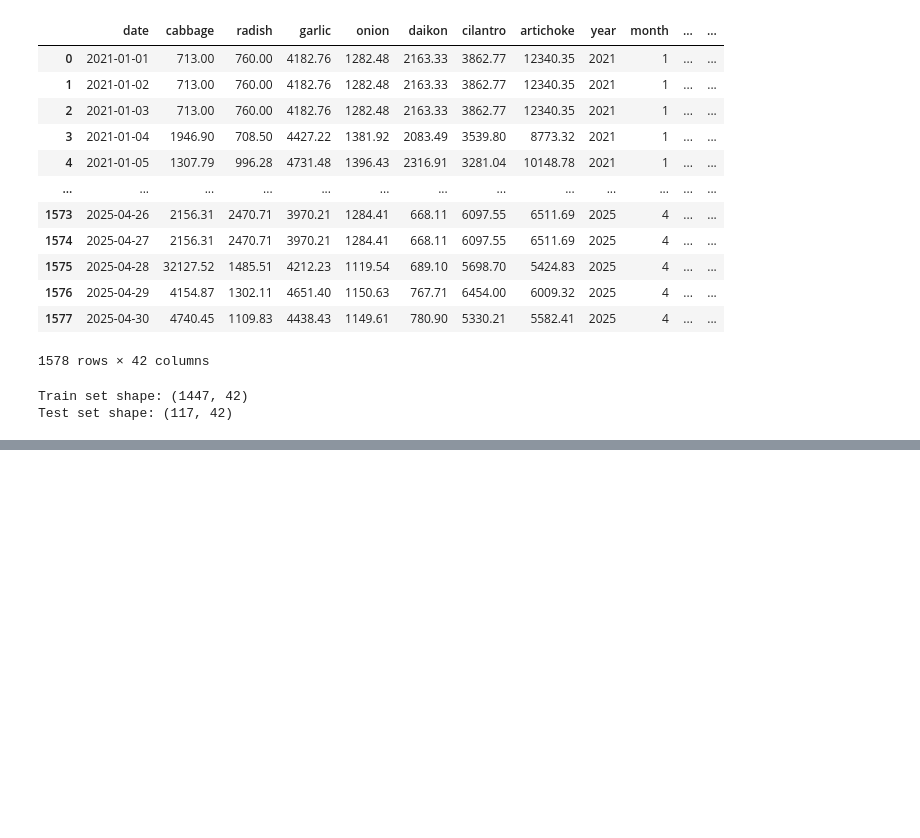
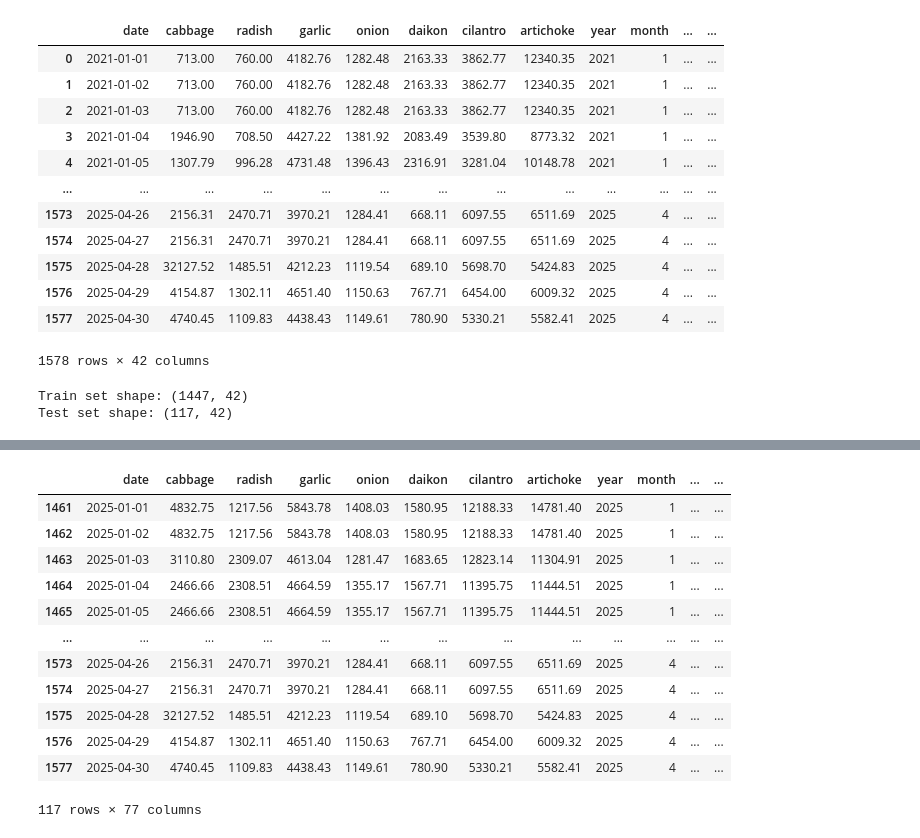
Before and after one commit to turtle-jaewoo/SE_Project, a Jupyter notebook: SE_Project.ipynb, the cells around one changed output, grey strips where cells are left out. Saved outputs shown, nothing was run; the diff lists cells and outputs as text; code cells hidden in the pictures; blank space fills up the shorter version.

Commit message:
Processing ML modeling

```diff
--- a/SE_Project.ipynb
+++ b/SE_Project.ipynb
@@ -982,0 +1037,18 @@ Test set shape: (117, 42)
+# %%
+models = {
+    'Ridge' : Ridge(),
+    'RandomForestRegressor': RandomForestRegressor(),
+    'LGBM': LGBMRegressor(),
+    'XGBoost': XGBRegressor(),
+    'MLP': MLPRegressor(hidden_layer_sizes = (100, 50), max_iter = 500)
+}
+
+def train_models(train_data, targets, features, models):
+    predictions = {model_name : {} for model_name in models}
+    for model_name, model in models.items():
+        for target in targets:
+            model.fit(train_data[features], train_data[target])
+            predictions[model_name][target] = model.predict(test_data[features])
+    return predictions
+# %%
+predictions = train_models(train_data, targets, features, models)
@@ -982,0 +1114,25 @@ Test set shape: (117, 42)
+# %%
+def create_predictions_df(test_data, predictions, targets):
+  test_data_predictions = test_data.copy()
+  for model_name, model_preds in predictions.items():
+    for target in targets:
+      test_data_predictions[f'{target}_pred_{model_name}'] = model_preds[target]
+  return test_data_predictions
+# %%
+test_data_predictions = create_predictions_df(test_data, predictions, targets)
+# %%
+test_data_predictions
+# %% [output]
+|  | date | cabbage | radish | garlic | onion | daikon | cilantro | artichoke | year | month | ... | ... |
+| 1461 | 2025-01-01 | 4832.75 | 1217.56 | 5843.78 | 1408.03 | 1580.95 | 12188.33 | 14781.40 | 2025 | 1 | ... | ... |
+| 1462 | 2025-01-02 | 4832.75 | 1217.56 | 5843.78 | 1408.03 | 1580.95 | 12188.33 | 14781.40 | 2025 | 1 | ... | ... |
+| 1463 | 2025-01-03 | 3110.80 | 2309.07 | 4613.04 | 1281.47 | 1683.65 | 12823.14 | 11304.91 | 2025 | 1 | ... | ... |
+| 1464 | 2025-01-04 | 2466.66 | 2308.51 | 4664.59 | 1355.17 | 1567.71 | 11395.75 | 11444.51 | 2025 | 1 | ... | ... |
+| 1465 | 2025-01-05 | 2466.66 | 2308.51 | 4664.59 | 1355.17 | 1567.71 | 11395.75 | 11444.51 | 2025 | 1 | ... | ... |
+| ... | ... | ... | ... | ... | ... | ... | ... | ... | ... | ... | ... | ... |
+| 1573 | 2025-04-26 | 2156.31 | 2470.71 | 3970.21 | 1284.41 | 668.11 | 6097.55 | 6511.69 | 2025 | 4 | ... | ... |
+| 1574 | 2025-04-27 | 2156.31 | 2470.71 | 3970.21 | 1284.41 | 668.11 | 6097.55 | 6511.69 | 2025 | 4 | ... | ... |
+| 1575 | 2025-04-28 | 32127.52 | 1485.51 | 4212.23 | 1119.54 | 689.10 | 5698.70 | 5424.83 | 2025 | 4 | ... | ... |
+| 1576 | 2025-04-29 | 4154.87 | 1302.11 | 4651.40 | 1150.63 | 767.71 | 6454.00 | 6009.32 | 2025 | 4 | ... | ... |
+| 1577 | 2025-04-30 | 4740.45 | 1109.83 | 4438.43 | 1149.61 | 780.90 | 5330.21 | 5582.41 | 2025 | 4 | ... | ... |
+117 rows × 77 columns
```
Also changed, not shown: parts of 17 cells of this notebook.
